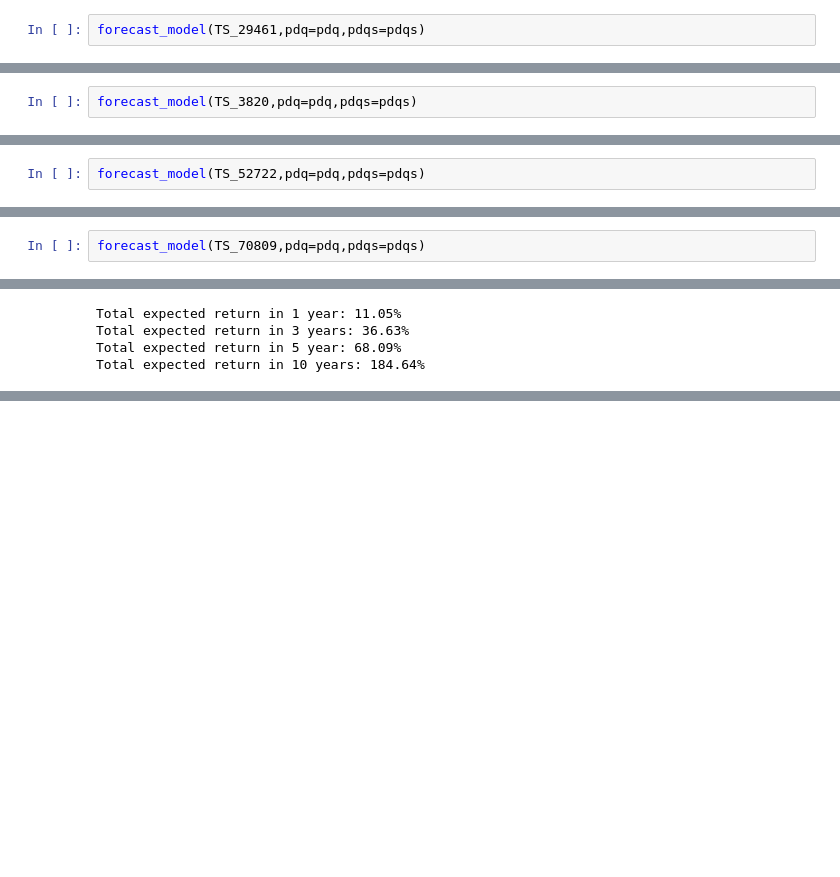
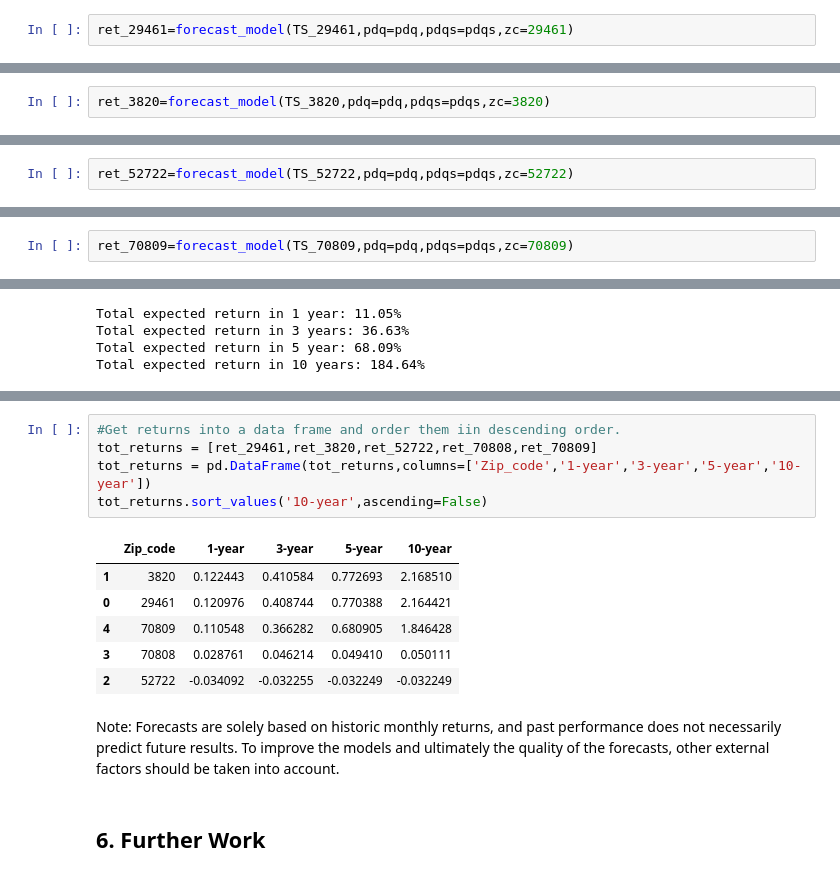
Before and after one commit to feraguilari/dsc-mod-4-project-online-ds-pt-021119, a Jupyter notebook: student.ipynb, the cells around one changed output, grey strips where cells are left out. Saved outputs shown, nothing was run; the diff lists cells and outputs as text; blank space fills up the shorter version.

```diff
--- a/student.ipynb
+++ b/student.ipynb
@@ -651,5 +654,5 @@ The RMSE are small and very similar in both cases. In general, it can be seen fr
 # %%
-forecast_model(TS_29461,pdq=pdq,pdqs=pdqs)
+ret_29461=forecast_model(TS_29461,pdq=pdq,pdqs=pdqs,zc=29461)
 # %% [output]
 [figure]
 Total expected return in 1 year: 12.1%
@@ -744,5 +748,5 @@ The RMSE are small and very similar in both cases. In general, it can be seen fr
 # %%
-forecast_model(TS_3820,pdq=pdq,pdqs=pdqs)
+ret_3820=forecast_model(TS_3820,pdq=pdq,pdqs=pdqs,zc=3820)
 # %% [output]
 [figure]
 Total expected return in 1 year: 12.24%
@@ -831,5 +835,5 @@ The RMSE are small and very similar in both cases. In general, it can be seen fr
 # %%
-forecast_model(TS_52722,pdq=pdq,pdqs=pdqs)
+ret_52722=forecast_model(TS_52722,pdq=pdq,pdqs=pdqs,zc=52722)
 # %% [output]
 [figure]
 Total expected return in 1 year: -3.41%
@@ -919,5 +924,5 @@ The RMSE are small and very similar in both cases. In general, it can be seen fr
 # %%
-forecast_model(TS_70809,pdq=pdq,pdqs=pdqs)
+ret_70809=forecast_model(TS_70809,pdq=pdq,pdqs=pdqs,zc=70809)
 # %% [output]
 [figure]
 Total expected return in 1 year: 11.05%
@@ -992,0 +940,16 @@ zc60657['yr_return']
+# %%
+#Get returns into a data frame and order them iin descending order.
+tot_returns = [ret_29461,ret_3820,ret_52722,ret_70808,ret_70809]
+tot_returns = pd.DataFrame(tot_returns,columns=['Zip_code','1-year','3-year','5-year','10-year'])
+tot_returns.sort_values('10-year',ascending=False)
+# %% [output]
+|  | Zip_code | 1-year | 3-year | 5-year | 10-year |
+| 1 | 3820 | 0.122443 | 0.410584 | 0.772693 | 2.168510 |
+| 0 | 29461 | 0.120976 | 0.408744 | 0.770388 | 2.164421 |
+| 4 | 70809 | 0.110548 | 0.366282 | 0.680905 | 1.846428 |
+| 3 | 70808 | 0.028761 | 0.046214 | 0.049410 | 0.050111 |
+| 2 | 52722 | -0.034092 | -0.032255 | -0.032249 | -0.032249 |
+# %% [markdown]
+Note: Forecasts are solely based on historic monthly returns, and past performance does not necessarily predict future results. To improve the models and ultimately the quality of the forecasts, other external factors should be taken into account.
+# %% [markdown]
+## 6. Further Work
```
Also changed, not shown: parts of 72 cells of this notebook.
